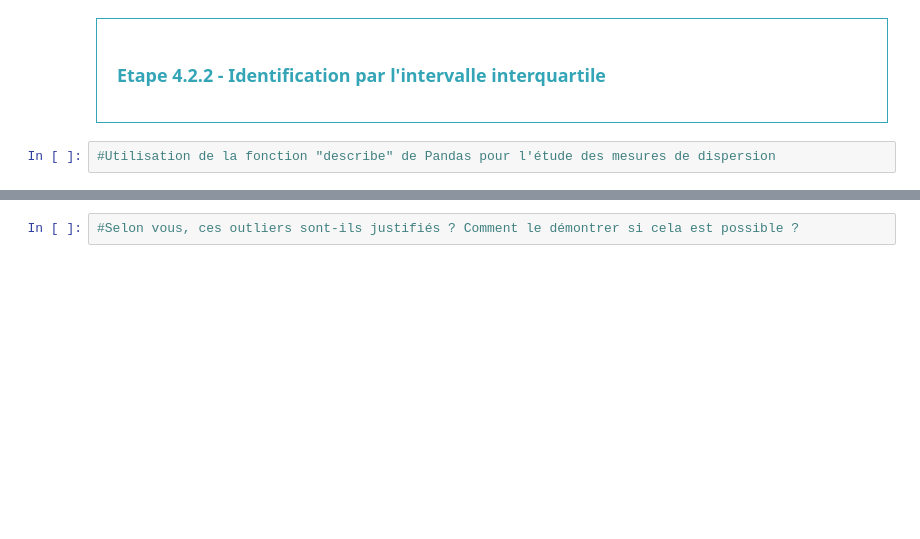
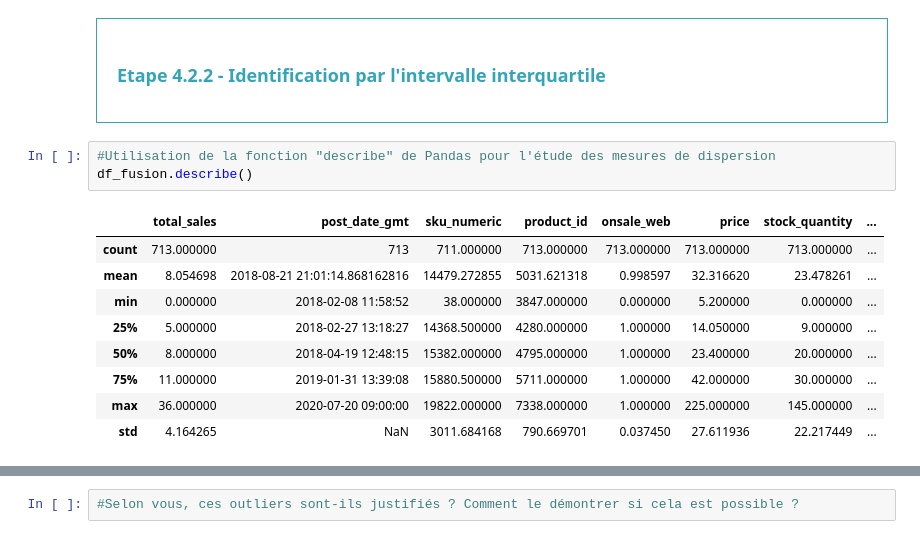
Before and after one commit to ifTrueReturnFalse/retraining-data-analysis-store, a Jupyter notebook: bottleneck_analysis.ipynb, the cells around one changed output, grey strips where cells are left out. Drawn from its saved outputs; the diff is of its cells as text; blank space fills up the shorter version.

```diff
--- a/bottleneck_analysis.ipynb
+++ b/bottleneck_analysis.ipynb
@@ -734,4 +747,15 @@ df_fusion[df_fusion['z_score'] > 3]
 </div>
 # %%
 #Utilisation de la fonction "describe" de Pandas pour l'étude des mesures de dispersion
+df_fusion.describe()
+# %% [output]
+|  | total_sales | post_date_gmt | sku_numeric | product_id | onsale_web | price | stock_quantity | ... |
+| count | 713.000000 | 713 | 711.000000 | 713.000000 | 713.000000 | 713.000000 | 713.000000 | ... |
+| mean | 8.054698 | 2018-08-21 21:01:14.868162816 | 14479.272855 | 5031.621318 | 0.998597 | 32.316620 | 23.478261 | ... |
+| min | 0.000000 | 2018-02-08 11:58:52 | 38.000000 | 3847.000000 | 0.000000 | 5.200000 | 0.000000 | ... |
+| 25% | 5.000000 | 2018-02-27 13:18:27 | 14368.500000 | 4280.000000 | 1.000000 | 14.050000 | 9.000000 | ... |
+| 50% | 8.000000 | 2018-04-19 12:48:15 | 15382.000000 | 4795.000000 | 1.000000 | 23.400000 | 20.000000 | ... |
+| 75% | 11.000000 | 2019-01-31 13:39:08 | 15880.500000 | 5711.000000 | 1.000000 | 42.000000 | 30.000000 | ... |
+| max | 36.000000 | 2020-07-20 09:00:00 | 19822.000000 | 7338.000000 | 1.000000 | 225.000000 | 145.000000 | ... |
+| std | 4.164265 | NaN | 3011.684168 | 790.669701 | 0.037450 | 27.611936 | 22.217449 | ... |
 # %%
```
Also changed, not shown: parts of 17 cells of this notebook.
